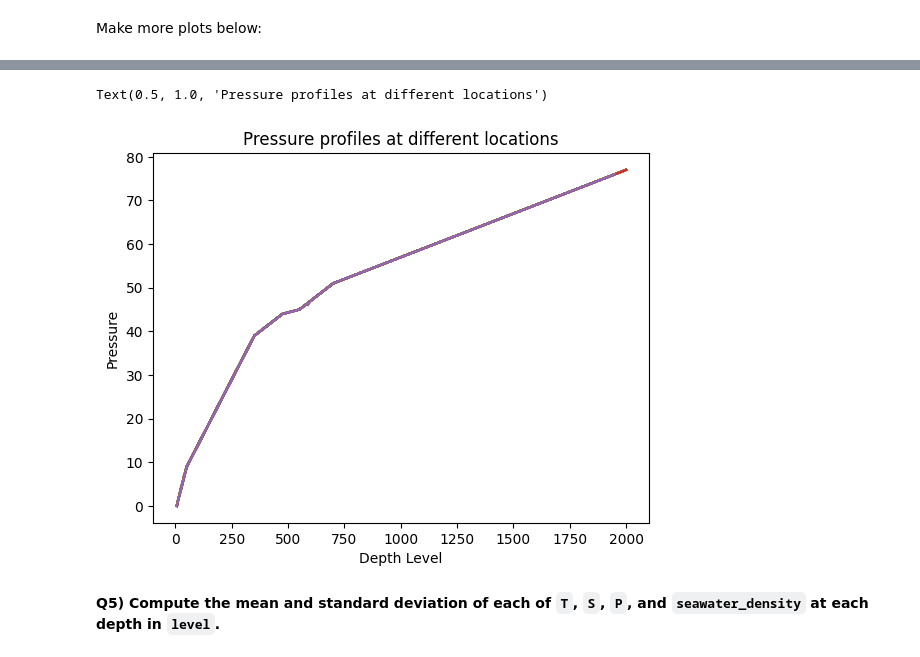
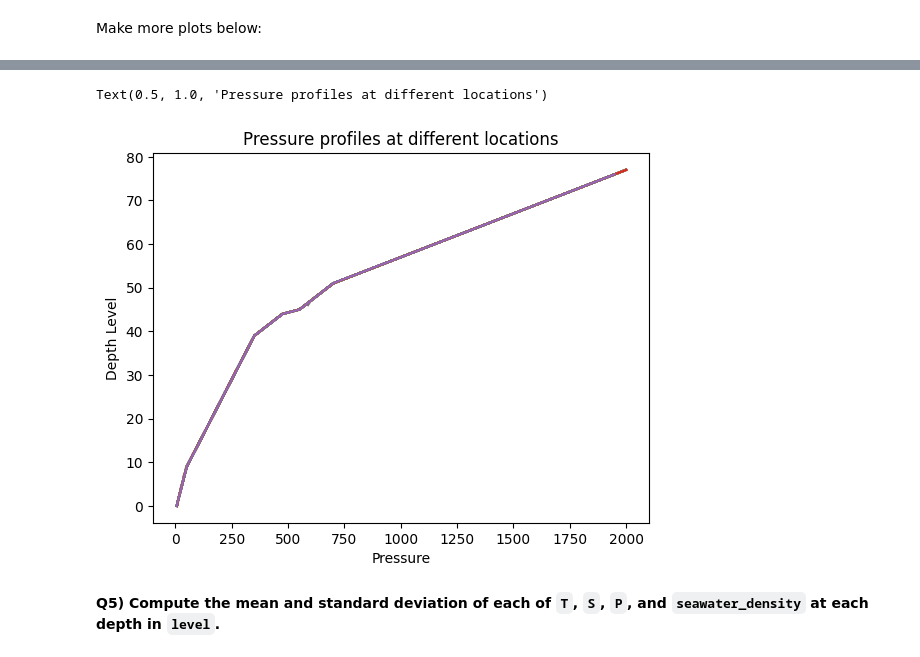
Before and after one commit to Cyp202/2025_Intro_Python, a Jupyter notebook: notebook/W2_S1.ipynb, the cells around one changed output, grey strips where cells are left out. Drawn from its saved outputs; the diff is of its cells as text; code cells hidden in the pictures.

```diff
--- a/notebook/W2_S1.ipynb
+++ b/notebook/W2_S1.ipynb
@@ -482,11 +482,11 @@ Text(0.5, 1.0, 'Temperature profiles at different locations')
 # %%
 plt.plot(P,level); # The semi-colon prevents printing the line objects
-plt.xlabel("Depth Level") # Takes a string as argument
-plt.ylabel("Pressure")
+plt.ylabel("Depth Level") # Takes a string as argument
+plt.xlabel("Pressure")
 plt.title("Pressure profiles at different locations")
 # %% [output]
 Text(0.5, 1.0, 'Pressure profiles at different locations')
-[figure, old version]
+[figure, new version]
 # %% [markdown]
 **Q5) Compute the mean and standard deviation of each of `T`, `S`, `P`, and `seawater_density` at each depth in `level`.**
 # %% [markdown]
```
Also changed, not shown: parts of 3 cells of this notebook.
